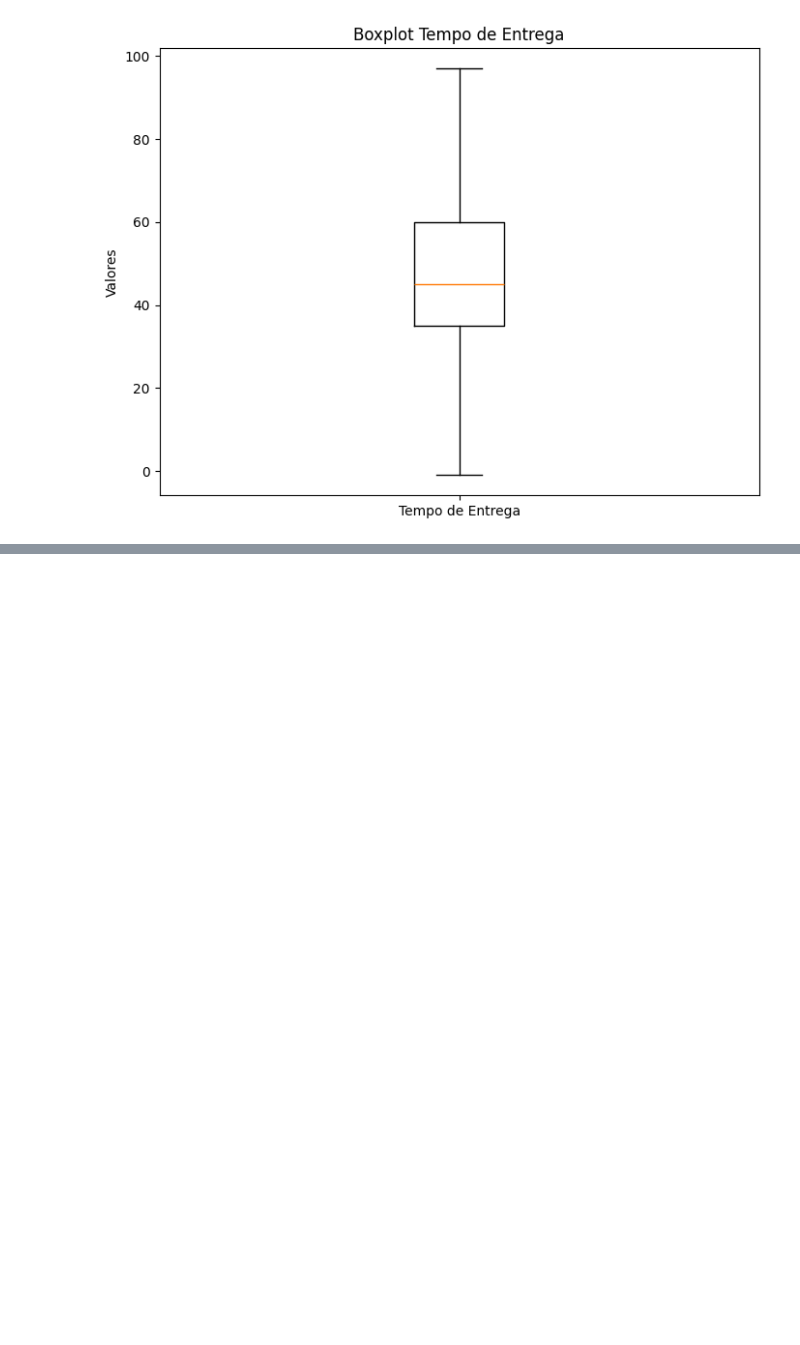
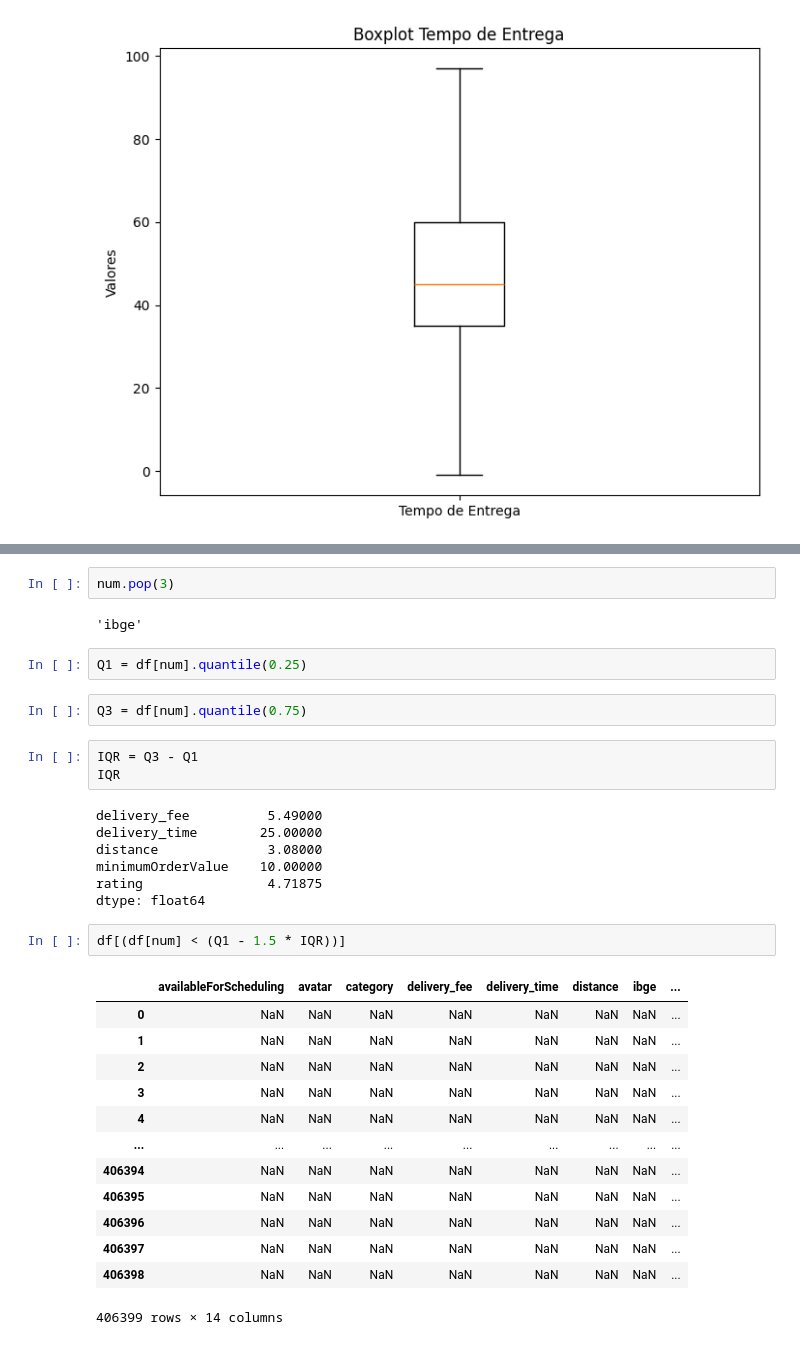
Before and after one commit to GabrielEnzoMurai/Python-repository, a Jupyter notebook: Study/estatística/stat6.ipynb, the cells around one changed output, grey strips where cells are left out. Drawn from its saved outputs; the diff is of its cells as text; blank space fills up the shorter version.

```diff
--- a/Study/estatística/stat6.ipynb
+++ b/Study/estatística/stat6.ipynb
@@ -80,0 +92,34 @@ plt.show()
+# %%
+num.pop(3)
+# %% [output]
+'ibge'
+# %%
+Q1 = df[num].quantile(0.25)
+# %%
+Q3 = df[num].quantile(0.75)
+# %%
+IQR = Q3 - Q1
+IQR
+# %% [output]
+delivery_fee          5.49000
+delivery_time        25.00000
+distance              3.08000
+minimumOrderValue    10.00000
+rating                4.71875
+dtype: float64
+# %%
+df[(df[num] < (Q1 - 1.5 * IQR))]
+# %% [output]
+|  | availableForScheduling | avatar | category | delivery_fee | delivery_time | distance | ibge | ... |
+| 0 | NaN | NaN | NaN | NaN | NaN | NaN | NaN | ... |
+| 1 | NaN | NaN | NaN | NaN | NaN | NaN | NaN | ... |
+| 2 | NaN | NaN | NaN | NaN | NaN | NaN | NaN | ... |
+| 3 | NaN | NaN | NaN | NaN | NaN | NaN | NaN | ... |
+| 4 | NaN | NaN | NaN | NaN | NaN | NaN | NaN | ... |
+| ... | ... | ... | ... | ... | ... | ... | ... | ... |
+| 406394 | NaN | NaN | NaN | NaN | NaN | NaN | NaN | ... |
+| 406395 | NaN | NaN | NaN | NaN | NaN | NaN | NaN | ... |
+| 406396 | NaN | NaN | NaN | NaN | NaN | NaN | NaN | ... |
+| 406397 | NaN | NaN | NaN | NaN | NaN | NaN | NaN | ... |
+| 406398 | NaN | NaN | NaN | NaN | NaN | NaN | NaN | ... |
+406399 rows × 14 columns
```
Also changed, not shown: parts of 10 cells of this notebook.
